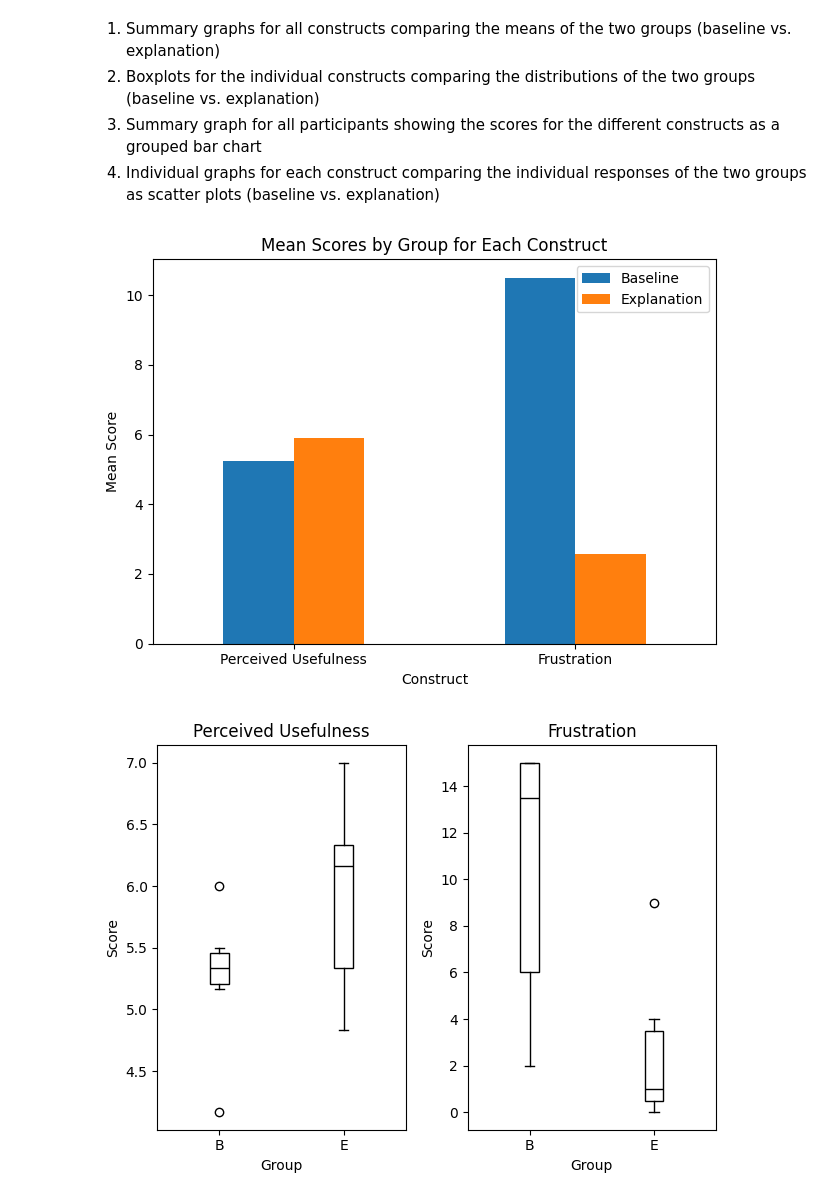
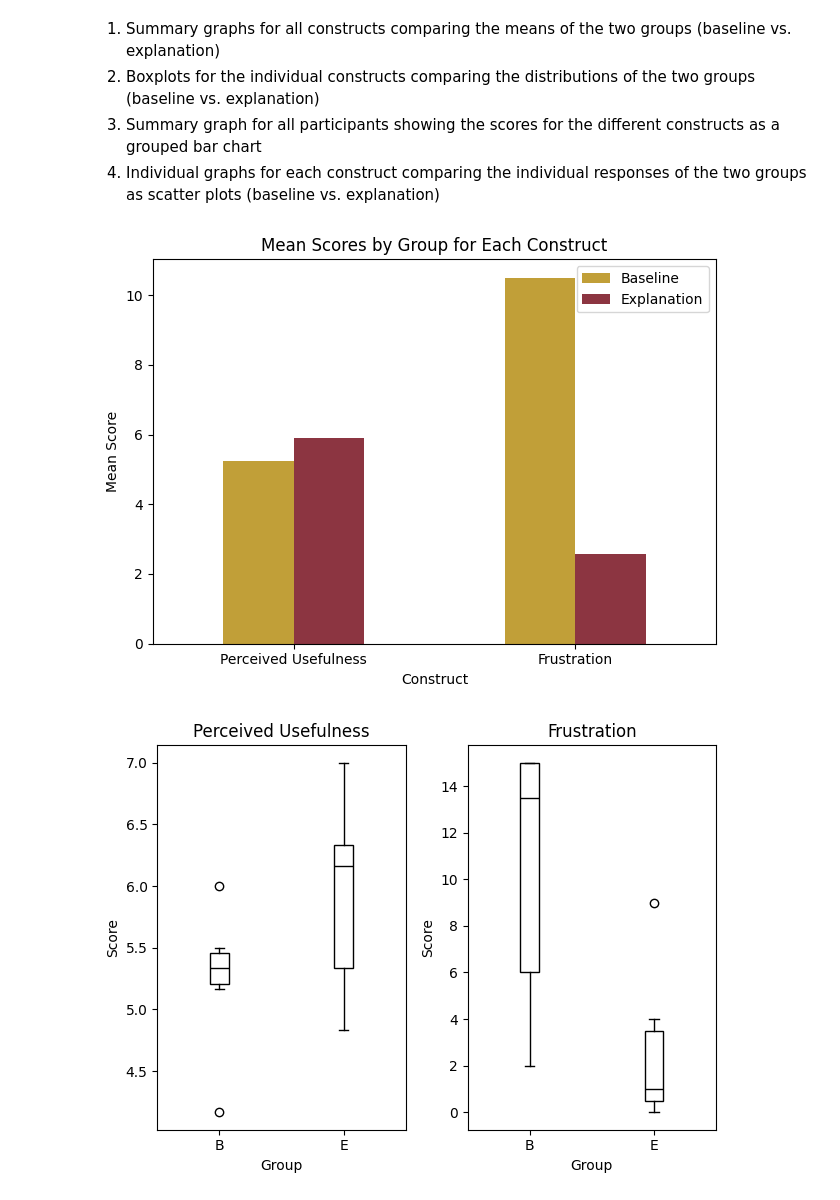
Before and after one commit to nimble-byte/thesis-code, a Jupyter notebook: evaluation/evaluation.ipynb, the cells around one changed output. Saved outputs shown, nothing was run; the diff lists cells and outputs as text; code cells hidden in the pictures.

```diff
--- a/evaluation/evaluation.ipynb
+++ b/evaluation/evaluation.ipynb
@@ -237,18 +237,16 @@ os.makedirs("./out/images", exist_ok=True)
 # %%
 means_df = stat_results_df[stat_results_df["Construct"].isin(constructs)].set_index(
     "Construct"
 )[["Base Mean", "Explanation Mean"]]
 
-ax = means_df.plot(kind="bar")
-ax.set_ylabel("Mean Score")
-ax.set_title("Mean Scores by Group for Each Construct")
-ax.legend(["Baseline", "Explanation"])
+means_df.plot(kind="bar", title="Mean Scores by Group for Each Construct", ylabel="Mean Score", color=["#c19f38", "#8c3541"])
+plt.legend(["Baseline", "Explanation"])
 plt.xticks(rotation=0)
 plt.tight_layout()
 plt.savefig(f"./out/images/mean_scores_by_group.png")
 plt.show()
 # %% [output]
-[figure, old version]
+[figure, new version]
 # %%
 fig, axes = plt.subplots(1, len(constructs))
 
```
Also changed, not shown: parts of 5 cells of this notebook.
